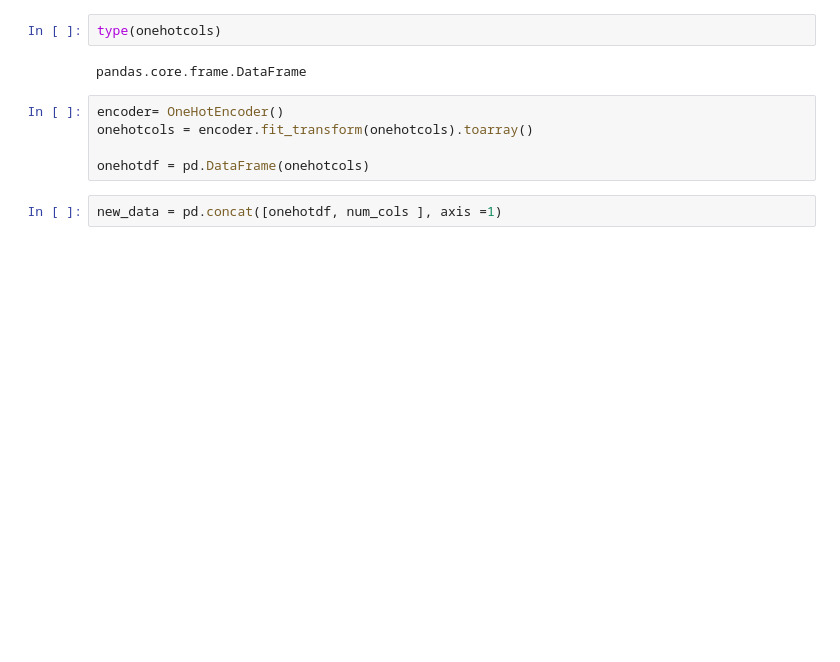
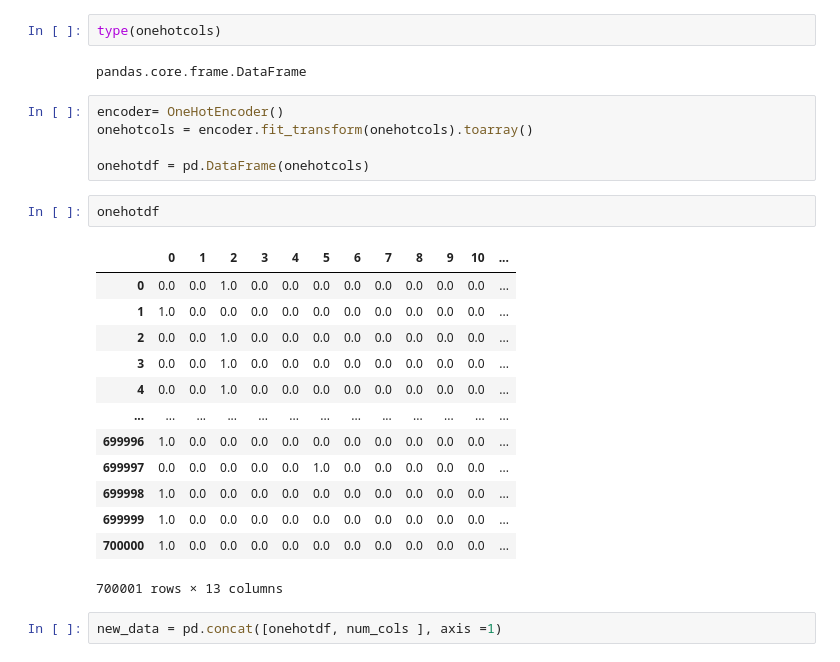
Before and after one commit to rmzn1717/anomaly_detection_project, a Jupyter notebook: simple_anomaly_detection.ipynb, the cells around one changed output. Saved outputs shown, nothing was run; the diff lists cells and outputs as text; blank space fills up the shorter version.

```diff
--- a/simple_anomaly_detection.ipynb
+++ b/simple_anomaly_detection.ipynb
@@ -54,5 +91,21 @@ encoder= OneHotEncoder()
 onehotcols = encoder.fit_transform(onehotcols).toarray()
 
 onehotdf = pd.DataFrame(onehotcols)
+# %%
+onehotdf
+# %% [output]
+|  | 0 | 1 | 2 | 3 | 4 | 5 | 6 | 7 | 8 | 9 | 10 | ... |
+| 0 | 0.0 | 0.0 | 1.0 | 0.0 | 0.0 | 0.0 | 0.0 | 0.0 | 0.0 | 0.0 | 0.0 | ... |
+| 1 | 1.0 | 0.0 | 0.0 | 0.0 | 0.0 | 0.0 | 0.0 | 0.0 | 0.0 | 0.0 | 0.0 | ... |
+| 2 | 0.0 | 0.0 | 1.0 | 0.0 | 0.0 | 0.0 | 0.0 | 0.0 | 0.0 | 0.0 | 0.0 | ... |
+| 3 | 0.0 | 0.0 | 1.0 | 0.0 | 0.0 | 0.0 | 0.0 | 0.0 | 0.0 | 0.0 | 0.0 | ... |
+| 4 | 0.0 | 0.0 | 1.0 | 0.0 | 0.0 | 0.0 | 0.0 | 0.0 | 0.0 | 0.0 | 0.0 | ... |
+| ... | ... | ... | ... | ... | ... | ... | ... | ... | ... | ... | ... | ... |
+| 699996 | 1.0 | 0.0 | 0.0 | 0.0 | 0.0 | 0.0 | 0.0 | 0.0 | 0.0 | 0.0 | 0.0 | ... |
+| 699997 | 0.0 | 0.0 | 0.0 | 0.0 | 0.0 | 1.0 | 0.0 | 0.0 | 0.0 | 0.0 | 0.0 | ... |
+| 699998 | 1.0 | 0.0 | 0.0 | 0.0 | 0.0 | 0.0 | 0.0 | 0.0 | 0.0 | 0.0 | 0.0 | ... |
+| 699999 | 1.0 | 0.0 | 0.0 | 0.0 | 0.0 | 0.0 | 0.0 | 0.0 | 0.0 | 0.0 | 0.0 | ... |
+| 700000 | 1.0 | 0.0 | 0.0 | 0.0 | 0.0 | 0.0 | 0.0 | 0.0 | 0.0 | 0.0 | 0.0 | ... |
+700001 rows × 13 columns
 # %%
 new_data = pd.concat([onehotdf, num_cols ], axis =1)
```
Also changed, not shown: parts of 9 cells of this notebook.
